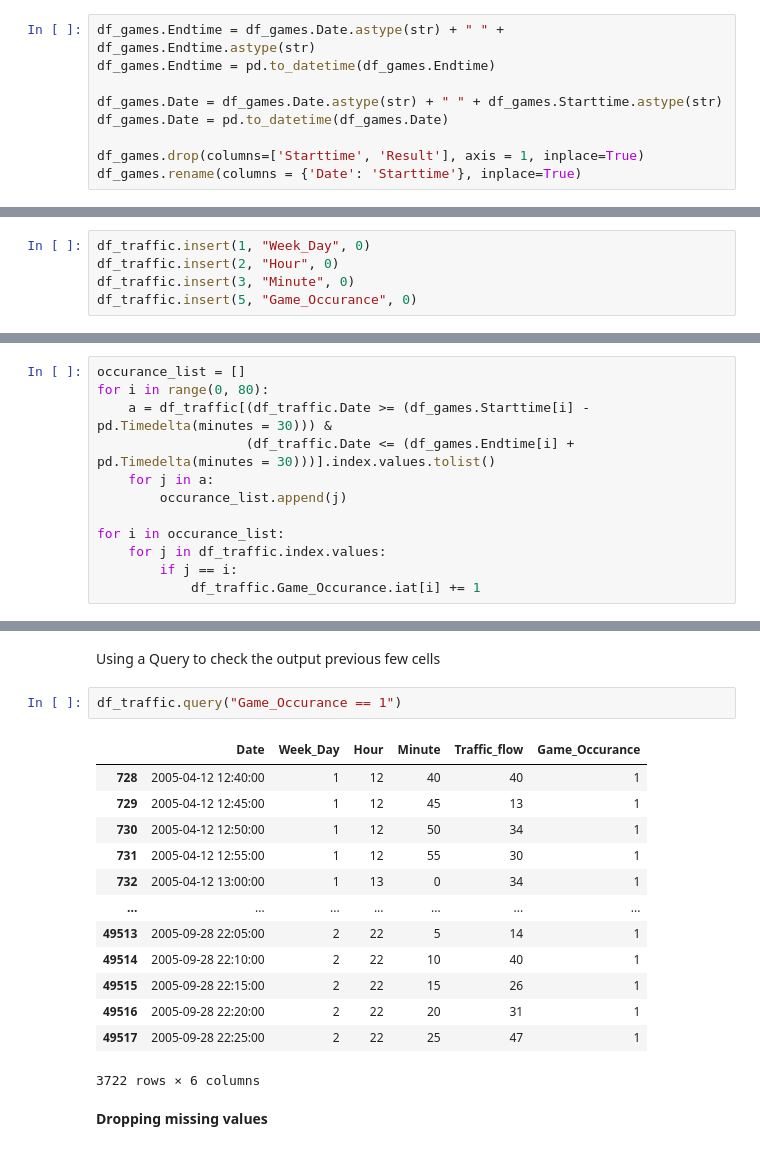
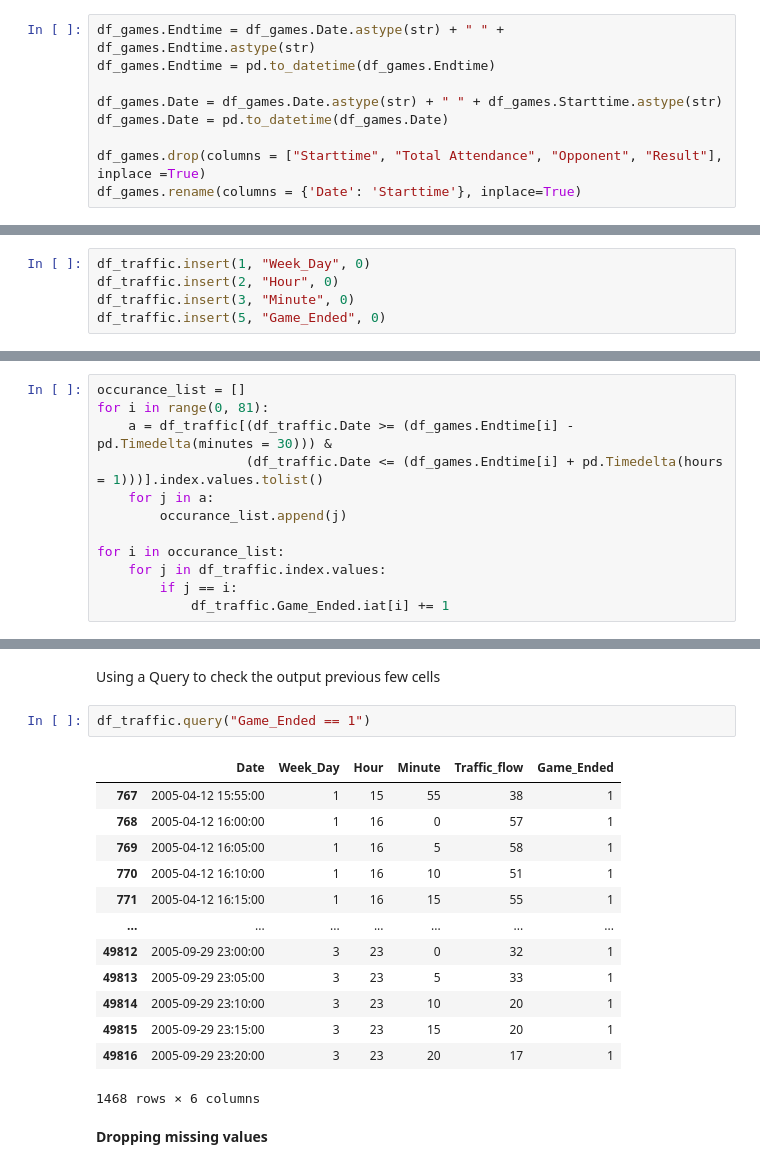
Before and after one commit to nromano2/DS160_Final_Project_NVR_TMM, a Jupyter notebook: DS160_Final_Project_NVR_TMM.ipynb, the cells around one changed output, grey strips where cells are left out. Saved outputs shown, nothing was run; the diff lists cells and outputs as text.

```diff
--- a/DS160_Final_Project_NVR_TMM.ipynb
+++ b/DS160_Final_Project_NVR_TMM.ipynb
@@ -130,7 +143,7 @@ df_games.Endtime = pd.to_datetime(df_games.Endtime)
 df_games.Date = df_games.Date.astype(str) + " " + df_games.Starttime.astype(str)
 df_games.Date = pd.to_datetime(df_games.Date)
 
-df_games.drop(columns=['Starttime', 'Result'], axis = 1, inplace=True)
+df_games.drop(columns = ["Starttime", "Total Attendance", "Opponent", "Result"], inplace =True)
 df_games.rename(columns = {'Date': 'Starttime'}, inplace=True)
 # %%
 df_games
@@ -224,4 +245,4 @@ However, we got a SettingWithCopyingWarning. To get around this, we used .iat[i]
 df_traffic.insert(1, "Week_Day", 0)
 df_traffic.insert(2, "Hour", 0)
 df_traffic.insert(3, "Minute", 0)
-df_traffic.insert(5, "Game_Occurance", 0)
+df_traffic.insert(5, "Game_Ended", 0)
@@ -228,15 +256,15 @@ df_traffic.insert(5, "Game_Occurance", 0)
 # %%
 occurance_list = []
-for i in range(0, 80):
-    a = df_traffic[(df_traffic.Date >= (df_games.Starttime[i] - pd.Timedelta(minutes = 30))) &
-                   (df_traffic.Date <= (df_games.Endtime[i] + pd.Timedelta(minutes = 30)))].index.values.tolist()
+for i in range(0, 81):
+    a = df_traffic[(df_traffic.Date >= (df_games.Endtime[i] - pd.Timedelta(minutes = 30))) &
+                   (df_traffic.Date <= (df_games.Endtime[i] + pd.Timedelta(hours = 1)))].index.values.tolist()
     for j in a:
         occurance_list.append(j)
 
 for i in occurance_list:
     for j in df_traffic.index.values:
         if j == i:
-            df_traffic.Game_Occurance.iat[i] += 1
+            df_traffic.Game_Ended.iat[i] += 1
 # %%
 for i in df_traffic.index.values:
     df_traffic.Week_Day.iat[i] = df_traffic.Date.iat[i].weekday()
@@ -245,21 +273,21 @@ for i in df_traffic.index.values:
 # %% [markdown]
 Using a Query to check the output previous few cells
 # %%
-df_traffic.query("Game_Occurance == 1")
+df_traffic.query("Game_Ended == 1")
 # %% [output]
-|  | Date | Week_Day | Hour | Minute | Traffic_flow | Game_Occurance |
-| 728 | 2005-04-12 12:40:00 | 1 | 12 | 40 | 40 | 1 |
-| 729 | 2005-04-12 12:45:00 | 1 | 12 | 45 | 13 | 1 |
-| 730 | 2005-04-12 12:50:00 | 1 | 12 | 50 | 34 | 1 |
-| 731 | 2005-04-12 12:55:00 | 1 | 12 | 55 | 30 | 1 |
-| 732 | 2005-04-12 13:00:00 | 1 | 13 | 0 | 34 | 1 |
+|  | Date | Week_Day | Hour | Minute | Traffic_flow | Game_Ended |
+| 767 | 2005-04-12 15:55:00 | 1 | 15 | 55 | 38 | 1 |
+| 768 | 2005-04-12 16:00:00 | 1 | 16 | 0 | 57 | 1 |
+| 769 | 2005-04-12 16:05:00 | 1 | 16 | 5 | 58 | 1 |
+| 770 | 2005-04-12 16:10:00 | 1 | 16 | 10 | 51 | 1 |
+| 771 | 2005-04-12 16:15:00 | 1 | 16 | 15 | 55 | 1 |
 | ... | ... | ... | ... | ... | ... | ... |
-| 49513 | 2005-09-28 22:05:00 | 2 | 22 | 5 | 14 | 1 |
-| 49514 | 2005-09-28 22:10:00 | 2 | 22 | 10 | 40 | 1 |
-| 49515 | 2005-09-28 22:15:00 | 2 | 22 | 15 | 26 | 1 |
-| 49516 | 2005-09-28 22:20:00 | 2 | 22 | 20 | 31 | 1 |
-| 49517 | 2005-09-28 22:25:00 | 2 | 22 | 25 | 47 | 1 |
+| 49812 | 2005-09-29 23:00:00 | 3 | 23 | 0 | 32 | 1 |
+| 49813 | 2005-09-29 23:05:00 | 3 | 23 | 5 | 33 | 1 |
+| 49814 | 2005-09-29 23:10:00 | 3 | 23 | 10 | 20 | 1 |
+| 49815 | 2005-09-29 23:15:00 | 3 | 23 | 15 | 20 | 1 |
+| 49816 | 2005-09-29 23:20:00 | 3 | 23 | 20 | 17 | 1 |
-3722 rows × 6 columns
+1468 rows × 6 columns
 # %% [markdown]
 **Dropping missing values**
 # %% [markdown]
```
Also changed, not shown: parts of 79 cells of this notebook.
